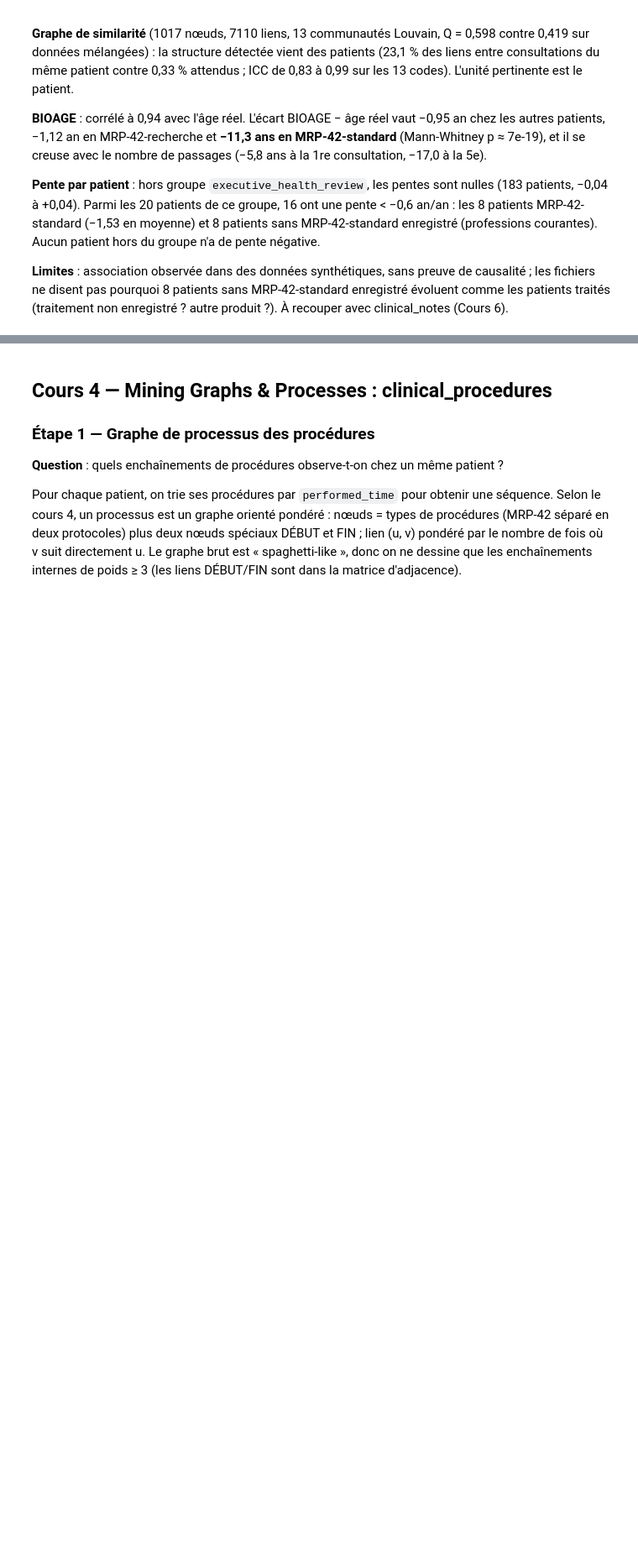
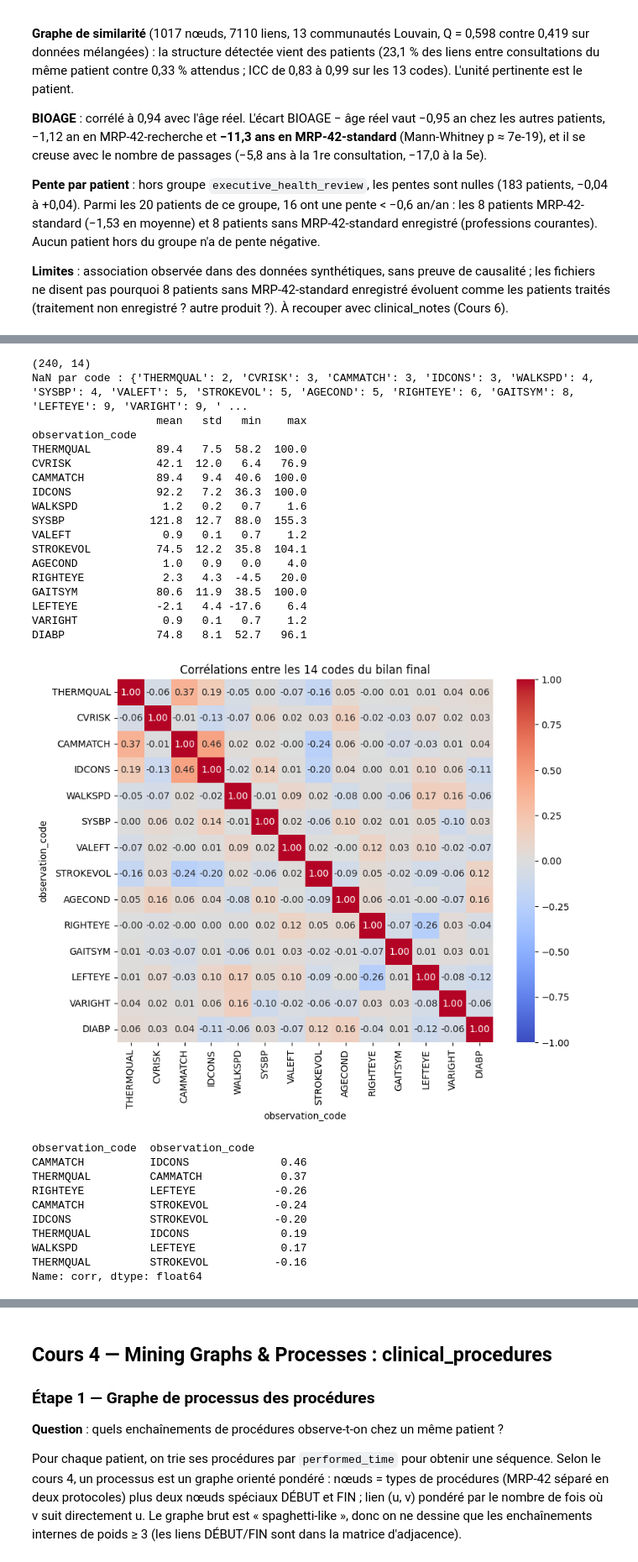
Before and after one commit to Sheik-info/20262027-UE-DataMining-Project, a Jupyter notebook: health.ipynb, the cells around one changed output, grey strips where cells are left out. Shown at 84% size. Cells and saved outputs as stored; diff of their text form; code cells hidden in the pictures; blank space fills up the shorter version.

Commit message:
Clinical observations : analyse des 14 codes du bilan final (corrélations, Z-score modifié, croisement avec les groupes

```diff
--- a/health.ipynb
+++ b/health.ipynb
@@ -1993,0 +2001,53 @@ PAT-31110  -0.02              True           False            False
+# %%
+import seaborn as sns
+
+codes_bilan = ['THERMQUAL', 'CVRISK', 'CAMMATCH', 'IDCONS', 'WALKSPD', 'SYSBP', 'VALEFT',
+               'STROKEVOL', 'AGECOND', 'RIGHTEYE', 'GAITSYM', 'LEFTEYE', 'VARIGHT', 'DIABP']
+
+# Une ligne par patient (le bilan final n'existe qu'une fois par patient)
+bilan_df = (obs[obs['observation_code'].isin(codes_bilan)]
+            .pivot_table(index='patient_number', columns='observation_code',
+                         values='numeric_value', aggfunc='mean')[codes_bilan])
+print(bilan_df.shape)
+print("NaN par code :", bilan_df.isna().sum().to_dict())
+print(bilan_df.describe().round(1).T[['mean', 'std', 'min', 'max']])
+
+# Corrélations entre codes
+corr = bilan_df.corr()
+plt.figure(figsize=(9, 7))
+sns.heatmap(corr, annot=True, fmt='.2f', cmap='coolwarm', center=0, vmin=-1, vmax=1)
+plt.title("Corrélations entre les 14 codes du bilan final"); plt.show()
+
+# Paires de codes les plus corrélées (valeur absolue)
+paires = corr.where(np.triu(np.ones(corr.shape, dtype=bool), 1)).stack().rename('corr')
+print(paires.reindex(paires.abs().sort_values(ascending=False).index).head(8).round(2))
+# %% [output]
+(240, 14)
+NaN par code : {'THERMQUAL': 2, 'CVRISK': 3, 'CAMMATCH': 3, 'IDCONS': 3, 'WALKSPD': 4, 'SYSBP': 4, 'VALEFT': 5, 'STROKEVOL': 5, 'AGECOND': 5, 'RIGHTEYE': 6, 'GAITSYM': 8, 'LEFTEYE': 9, 'VARIGHT': 9, ' ...
+                   mean   std   min    max
+observation_code
+THERMQUAL          89.4   7.5  58.2  100.0
+CVRISK             42.1  12.0   6.4   76.9
+CAMMATCH           89.4   9.4  40.6  100.0
+IDCONS             92.2   7.2  36.3  100.0
+WALKSPD             1.2   0.2   0.7    1.6
+SYSBP             121.8  12.7  88.0  155.3
+VALEFT              0.9   0.1   0.7    1.2
+STROKEVOL          74.5  12.2  35.8  104.1
+AGECOND             1.0   0.9   0.0    4.0
+RIGHTEYE            2.3   4.3  -4.5   20.0
+GAITSYM            80.6  11.9  38.5  100.0
+LEFTEYE            -2.1   4.4 -17.6    6.4
+VARIGHT             0.9   0.1   0.7    1.2
+DIABP              74.8   8.1  52.7   96.1
+[figure, added]
+observation_code  observation_code
+CAMMATCH          IDCONS              0.46
+THERMQUAL         CAMMATCH            0.37
+RIGHTEYE          LEFTEYE            -0.26
+CAMMATCH          STROKEVOL          -0.24
+IDCONS            STROKEVOL          -0.20
+THERMQUAL         IDCONS              0.19
+WALKSPD           LEFTEYE             0.17
+THERMQUAL         STROKEVOL          -0.16
+Name: corr, dtype: float64
```
Also changed, not shown: parts of 5 cells of this notebook.
